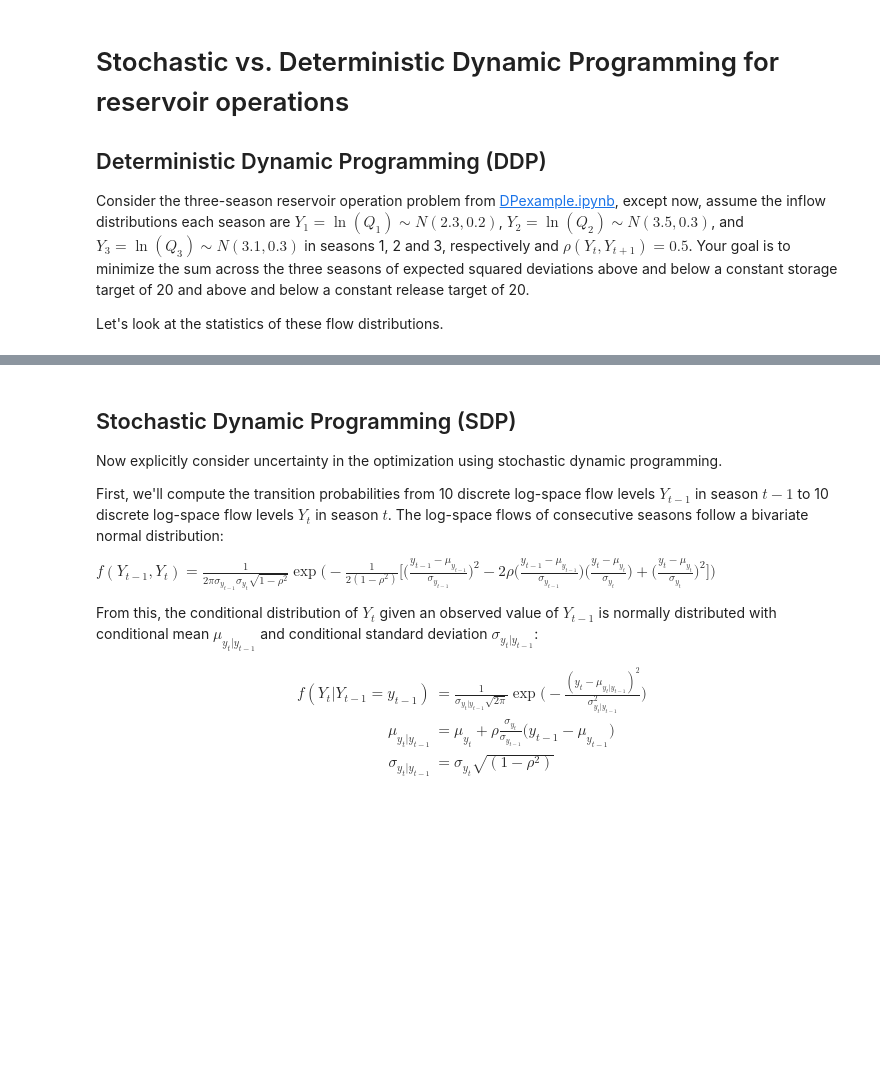
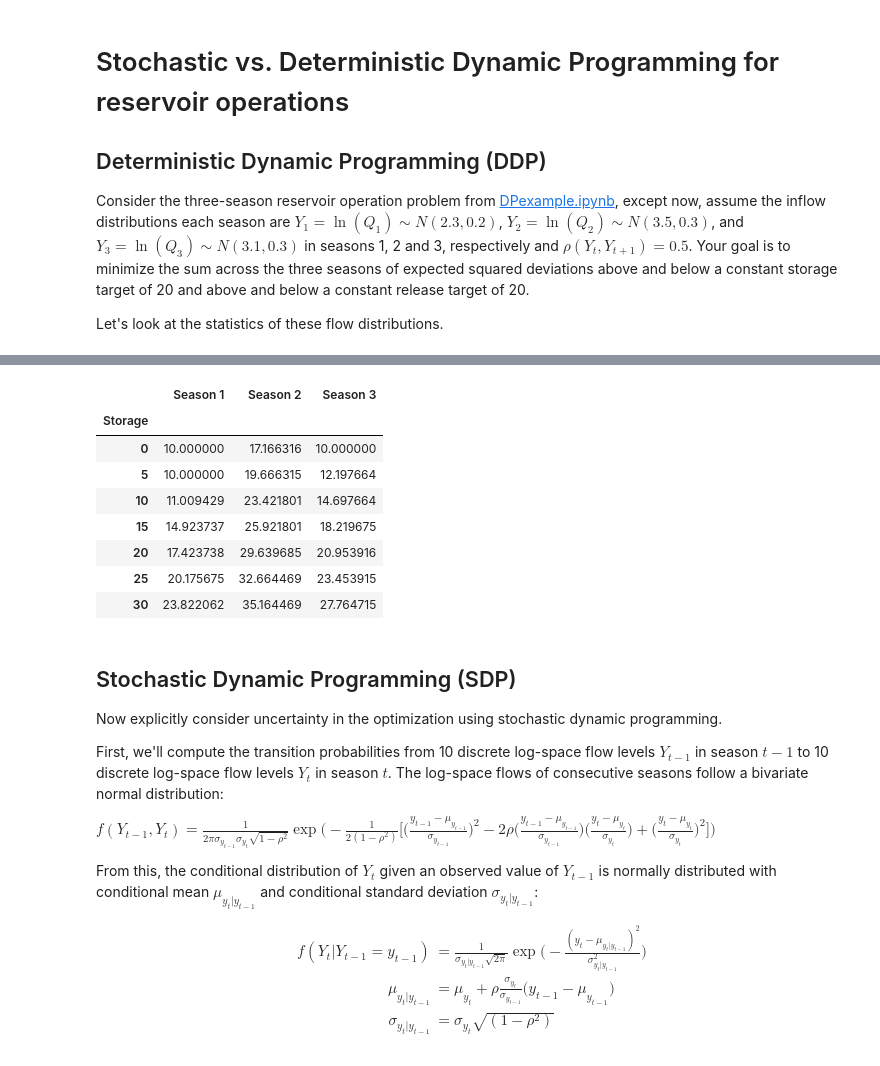
Before and after one commit to EnvSystemsUVA/CodingExamples, a Jupyter notebook: 11_SDPexample.ipynb, the cells around one changed output, grey strips where cells are left out. Drawn from its saved outputs; the diff is of its cells as text; code cells hidden in the pictures; blank space fills up the shorter version.

```diff
--- a/11_SDPexample.ipynb
+++ b/11_SDPexample.ipynb
@@ -32,4 +49,6 @@ This code is the same as in [DPexample.ipynb](https://colab.research.google.com/
 # %%
+from scipy.optimize import minimize
+
 # targets
 Stargets = np.ones([nSeasons])*20 # target of 20 every period
 Rtargets = np.ones([nSeasons])*20 # target of 20 every period
@@ -40,6 +59,20 @@ Rmax = 50 # maximum possible release
 Rmin = 10 # minimum possible release
 
 ######################## DDP Optimization ########################
+
+def findBestR_DDP(R, sCurrent, States, Starget, Rtarget, Q, FutureCost):
+    # get first element of vector of length 1 of decision variables
+    R = R[0]
+
+    # find what state that release would result in
+    sNext = sCurrent + Q - R
+
+    # calculate the future cost at that state through interpolation
+    # and add to the current cost
+    CurrentCost = (R - Rtarget)**2 + (sNext - Starget)**2
+    TotalCost = CurrentCost  + np.interp(sNext, States, FutureCost)
+
+    return TotalCost
 
 def calcCostDDP(S, Q, Starget, Rtarget, bounds, FutureCost):
   '''
@@ -65,19 +98,12 @@ def calcCostDDP(S, Q, Starget, Rtarget, bounds, FutureCost):
   Cbest = np.empty([len(S)])+np.inf
   Rbest = np.zeros([len(S)])
   for i, s in enumerate(S): # storage at stage t
-    # find optimal storage to move to at stage t+1
-    for j, sNext in enumerate(S): # storage at stage t+1
-      R = s + Q - sNext # release to get to sNext
-      # find cost of this release if it's feasible
-      if R >= bounds[0] and R <= bounds[1]:
-        # compute total cost C (total deviation from targets + future cost at sNext)
-        S_deviation = (sNext-Starget)**2
-        R_deviation = (R-Rtarget)**2
-        C = S_deviation + R_deviation + FutureCost[j]
-        # update optimal value (Cbest) and decision (Rbest) if better than current best
-        if C < Cbest[i]:
-          Cbest[i] = C
-          Rbest[i] = R
+    constraints = ({'type': 'ineq', 'fun': lambda x: K - (s + Q - x[0])}, # capacity - Snext >=0
+                   {'type': 'ineq', 'fun': lambda x: s + Q - x[0]}) # Snext >= 0
+    result = minimize(findBestR_DDP, x0=Rtarget, bounds=[[Rmin, Rmax]], constraints=constraints,
+                      args=(s, S, Starget, Rtarget, Q, FutureCost))
+    Rbest[i] = result.x[0]
+    Cbest[i] = result.fun
 
   return Rbest, Cbest
 
@@ -102,27 +128,34 @@ DDP_release_policy = np.empty([nStates,nStages])
 # initialize FutureCost at 0 for all states; will update as we move backwards
 FutureCost = np.zeros([nStates])
 
-# begin backward-moving DDP
+# begin backward-moving DP
 loop = True
+tolerance = 0.1 # average % difference in optimal releases from one cycle ot the next at which to stop looping
+avgPctDiff = np.inf
+cycle = 0 # number of times cycling through all seasons
 while loop:
-  count = 0
-  for index in backward_indices[0:-1]:
-    # find optimal release and value of each state in this stage
-    # states (storage targets) are for next period (index) while inflows and releases are for this period (index-1)
-    R, FutureCost = calcCostDDP(states, meanQ[index-1], Stargets[index], Rtargets[index-1], bounds, FutureCost)
+    count = 0
+    cycle += 1
+    for index in backward_indices[0:-1]:
+        # find optimal release and value of each state in this stage
+        # states (storage targets) are for next period (index) while inflows and releases are for this period (index-1)
+        R, FutureCost = calcCostDDP(states, meanQ[index-1], Stargets[index], Rtargets[index-1], bounds, FutureCost)
 
-    # count iterations with no change in optimal release
-    if np.all(R == DDP_release_policy[:,index-1]):
-      count += 1
+        # find average % difference in optimal releases at this stage compared to the last loop
+        if cycle > 1:
+          avgPctDiff = np.mean(np.abs(R - DDP_release_policy[:,index-1])*100 / DDP_release_policy[:,index-1])
+          print(avgPctDiff)
+          if avgPctDiff < tolerance:
+            count += 1
 
-    # update best releases and value of each state
-    DDP_costs[:,index] = FutureCost
-    DDP_release_policy[:,index-1] = R
+        # update best releases and value of each state
+        DDP_costs[:,index] = FutureCost
+        DDP_release_policy[:,index-1] = R
 
-  # stop loop if no change in optimal decisions across all iterations
-  if count == len(backward_indices[0:-1]):
-    break
+    if count == len(backward_indices[0:-1]):
+        break
 
 DDP_release_policy_df = pd.DataFrame(DDP_release_policy, columns=["Season 1","Season 2","Season 3"],index=states)
 DDP_release_policy_df.index.rename("Storage",inplace=True)
 DDP_release_policy_df
+# %% [output]
@@ -129,3 +171,12 @@ DDP_release_policy_df
+|  | Season 1 | Season 2 | Season 3 |
+| Storage |  |  |  |
+| 0 | 10.000000 | 17.166316 | 10.000000 |
+| 5 | 10.000000 | 19.666315 | 12.197664 |
+| 10 | 11.009429 | 23.421801 | 14.697664 |
+| 15 | 14.923737 | 25.921801 | 18.219675 |
+| 20 | 17.423738 | 29.639685 | 20.953916 |
+| 25 | 20.175675 | 32.664469 | 23.453915 |
+| 30 | 23.822062 | 35.164469 | 27.764715 |
 # %% [markdown]
 ## Stochastic Dynamic Programming (SDP)
 
```
Also changed, not shown: parts of 12 cells of this notebook.
